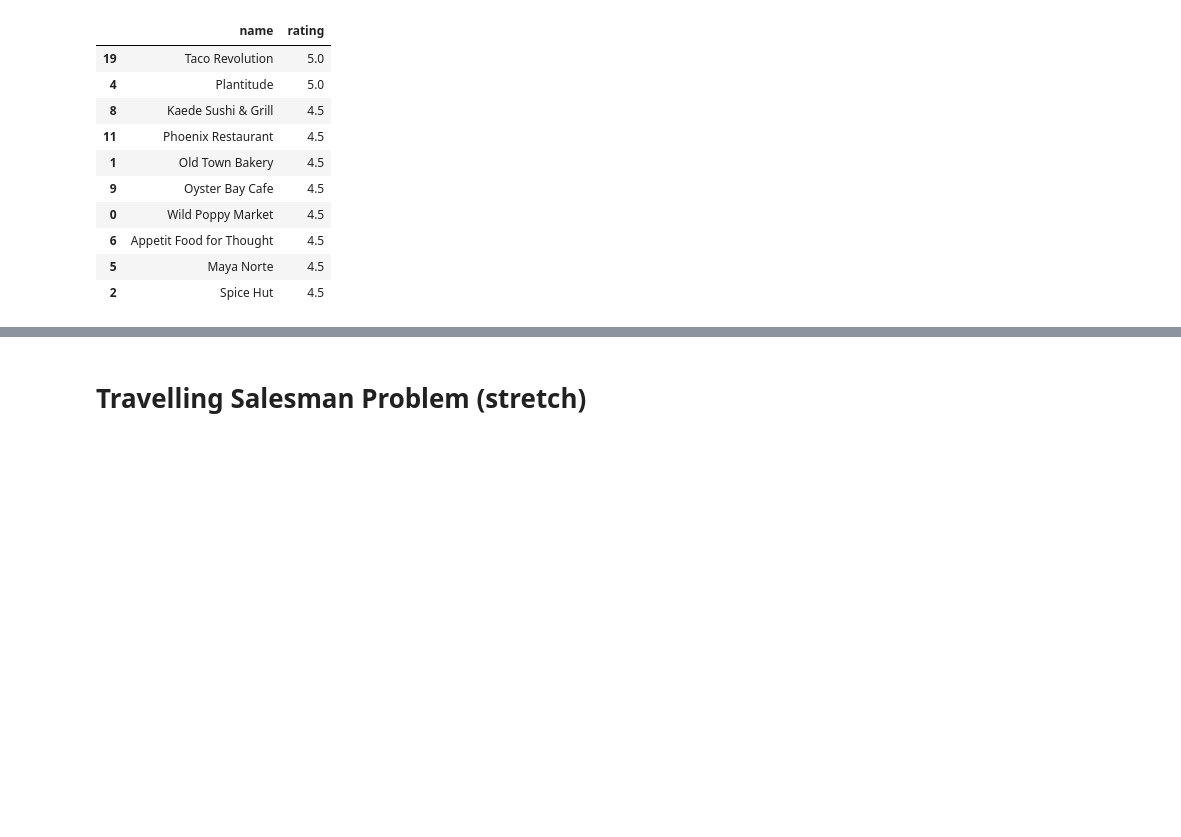
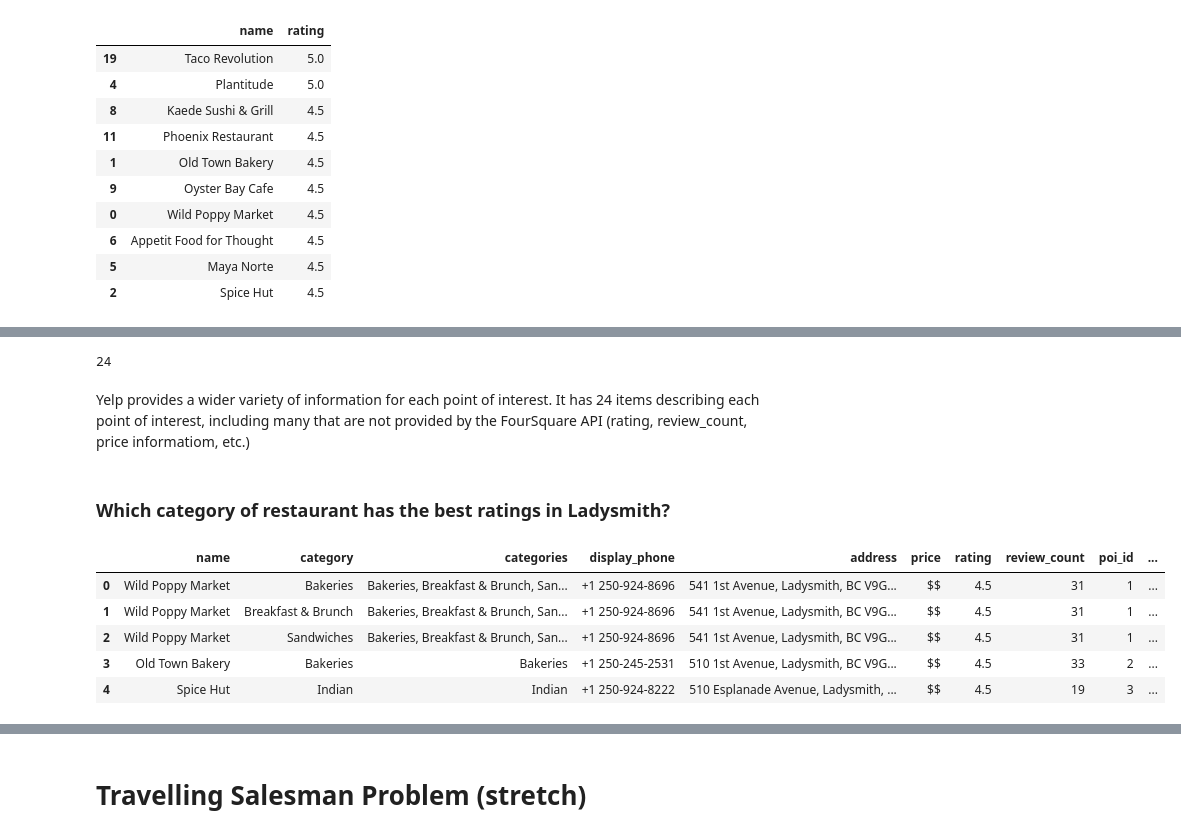
Before and after one commit to jess-moloney/mini-project-2, a Jupyter notebook: notebooks/EDA.ipynb, the cells around one changed output, grey strips where cells are left out. Drawn from its saved outputs; the diff is of its cells as text; code cells hidden in the pictures; blank space fills up the shorter version.

```diff
--- a/notebooks/EDA.ipynb
+++ b/notebooks/EDA.ipynb
@@ -926,0 +885,19 @@ top10
+# %%
+len(Org_Yelp_df.columns)
+# %% [output]
+24
+# %% [markdown]
+Yelp provides a wider variety of information for each point of interest. It has 24 items describing each point of interest, including many that are not provided by the FourSquare API (rating, review_count, price informatiom, etc.)
+# %% [markdown]
+### Which category of restaurant has the best ratings in Ladysmith?
+# %%
+# used merged table that shows the individual categories for each restaurant, in addition to each restaurant's rating.
+
+poi_category_new_df.head()
+# %% [output]
+|  | name | category | categories | display_phone | address | price | rating | review_count | poi_id | ... |
+| 0 | Wild Poppy Market | Bakeries | Bakeries, Breakfast & Brunch, San... | +1 250-924-8696 | 541 1st Avenue, Ladysmith, BC V9G... | $$ | 4.5 | 31 | 1 | ... |
+| 1 | Wild Poppy Market | Breakfast & Brunch | Bakeries, Breakfast & Brunch, San... | +1 250-924-8696 | 541 1st Avenue, Ladysmith, BC V9G... | $$ | 4.5 | 31 | 1 | ... |
+| 2 | Wild Poppy Market | Sandwiches | Bakeries, Breakfast & Brunch, San... | +1 250-924-8696 | 541 1st Avenue, Ladysmith, BC V9G... | $$ | 4.5 | 31 | 1 | ... |
+| 3 | Old Town Bakery | Bakeries | Bakeries | +1 250-245-2531 | 510 1st Avenue, Ladysmith, BC V9G... | $$ | 4.5 | 33 | 2 | ... |
+| 4 | Spice Hut | Indian | Indian | +1 250-924-8222 | 510 Esplanade Avenue, Ladysmith, ... | $$ | 4.5 | 19 | 3 | ... |
```
Also changed, not shown: parts of 58 cells of this notebook, 1 other file.
